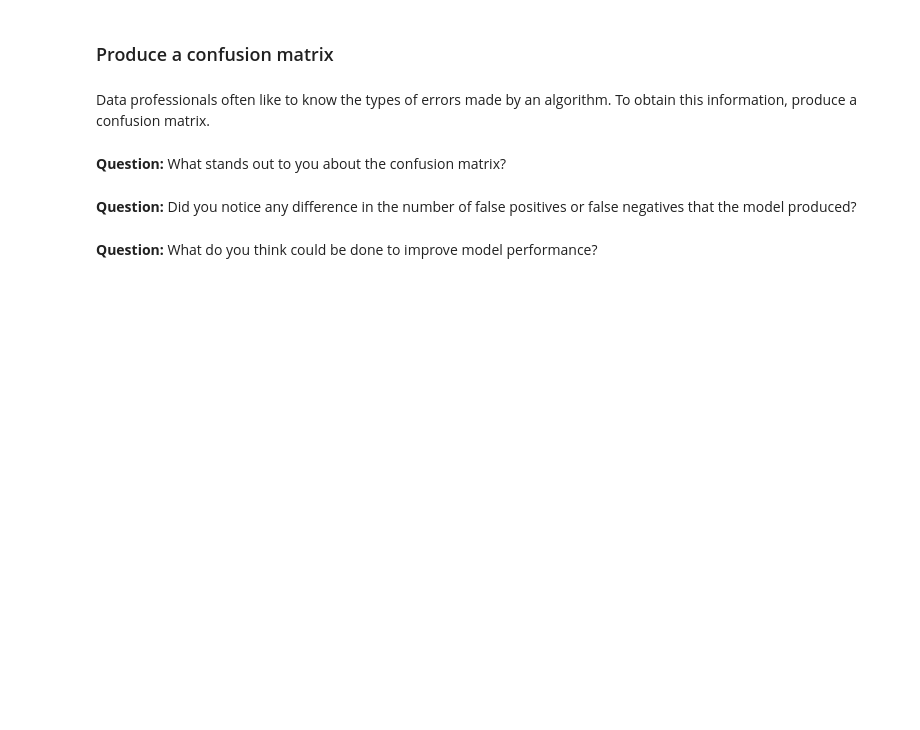
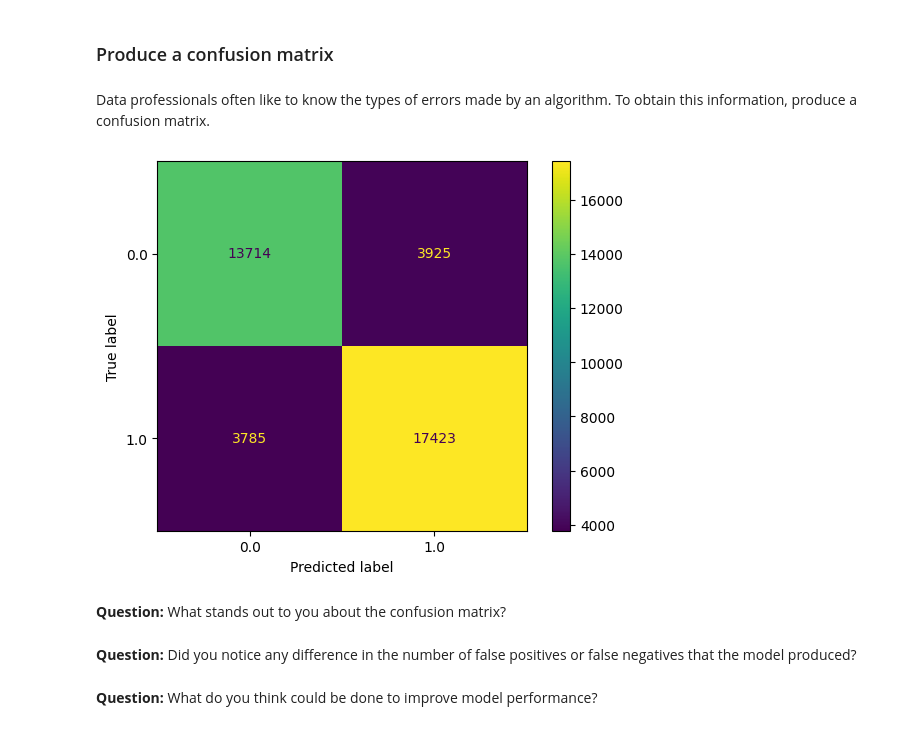
Before and after one commit to dyyland23-glitch/Perform-logistic-regression, a Jupyter notebook: Copy_of_Activity_Perform_logistic_regression.ipynb, the cells around one changed output. Cells and saved outputs as stored; diff of their text form; code cells hidden in the pictures; blank space fills up the shorter version.

```diff
--- a/Copy_of_Activity_Perform_logistic_regression.ipynb
+++ b/Copy_of_Activity_Perform_logistic_regression.ipynb
@@ -379,6 +382,8 @@ Now that you've completed your regression, review and analyze your results. Firs
 # %%
 ### YOUR CODE HERE ###
 
+y_pred = clf.predict(X_test)
+
 # Save predictions.
 # %% [markdown]
 ### Print out `y_pred`
@@ -425,3 +452,18 @@ Data professionals often like to know the types of errors made by an algorithm.
+# %%
+### YOUR CODE HERE ###
+
+### YOUR CODE HERE ###
+import sklearn.metrics as metrics
+
+# Calculate the confusion matrix
+cm = metrics.confusion_matrix(y_test, y_pred, labels=clf.classes_)
+
+# Display the confusion matrix
+disp = metrics.ConfusionMatrixDisplay(confusion_matrix=cm, display_labels=clf.classes_)
+disp.plot()
+plt.show()
+# %% [output]
+[figure, added]
 # %% [markdown]
 **Question:** What stands out to you about the confusion matrix?
 # %% [markdown]
```
Also changed, not shown: parts of 11 cells of this notebook.
